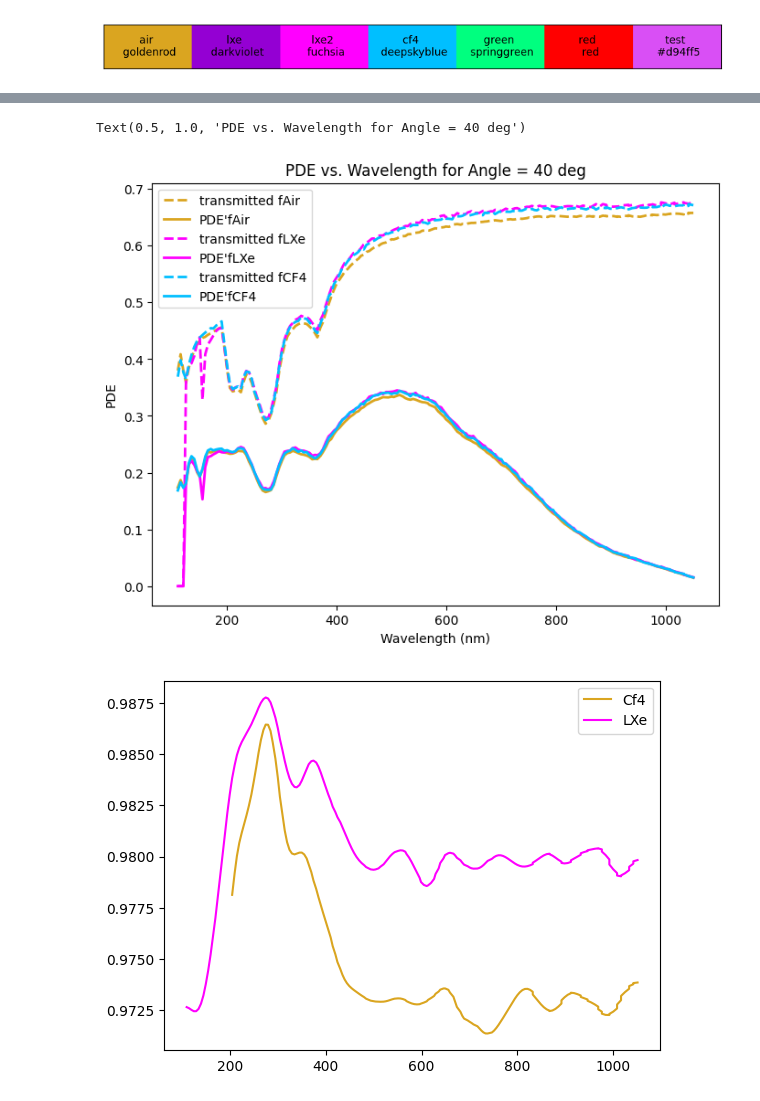
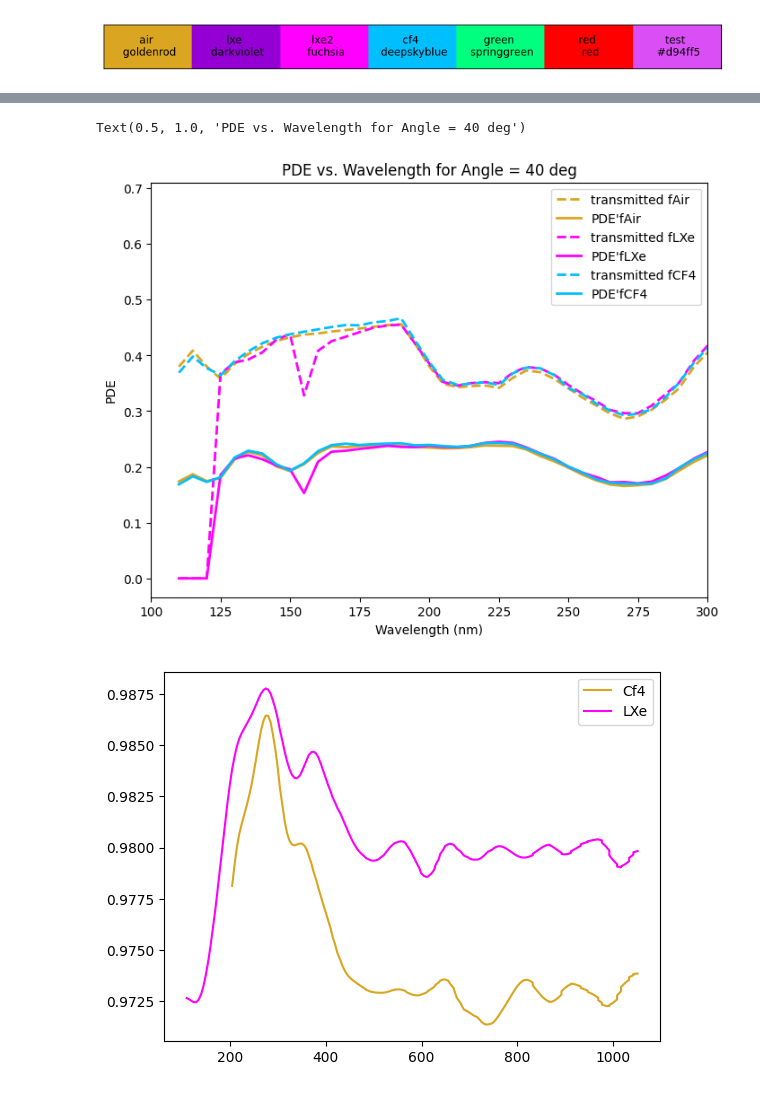
Before and after one commit to austindsc/PDEcorrection_g4_lolx, a Jupyter notebook: pythonScripts/doScaling_validation.ipynb, the cells around one changed output, grey strips where cells are left out. Drawn from its saved outputs; the diff is of its cells as text; code cells hidden in the pictures.

```diff
--- a/pythonScripts/doScaling_validation.ipynb
+++ b/pythonScripts/doScaling_validation.ipynb
@@ -129,25 +129,25 @@ removeDuplicates = lambda df, name = "fPhotonWln": df.loc[~df[name].duplicated(k
 # %%
 
 angleWanted = 40
 fig, ax = plt.subplots(1, 1, figsize=(8, 6))
 
 for i, df in enumerate(dflist):
   colUse = cycleCols[i]
 
   df_plot = getDfforAngle(df, angleWanted)
   dfName = df_plot.dfName.unique()[0]
 
   ax.plot(df_plot.fPhotonWln, df_plot.eff, linewidth=2, linestyle = "--", label="transmitted " + dfName, color = colUse)
   ax.plot(df_plot.fPhotonWln, df_plot.pde, linewidth=2, label="PDE'"+ dfName, color=colUse)
 
-# ax.set_xlim(100, 300)
+ax.set_xlim(100, 300)
 ax.legend()
 ax.set_xlabel("Wavelength (nm)")
 ax.set_ylabel("PDE")
 ax.set_title("PDE vs. Wavelength for Angle = {} deg".format(angleWanted))
 # %% [output]
 Text(0.5, 1.0, 'PDE vs. Wavelength for Angle = 40 deg')
-[figure, old version]
+[figure, new version]
 # %%
 from scipy.ndimage import gaussian_filter1d
 angleWanted = 0
```
Also changed, not shown: 13 other files.
